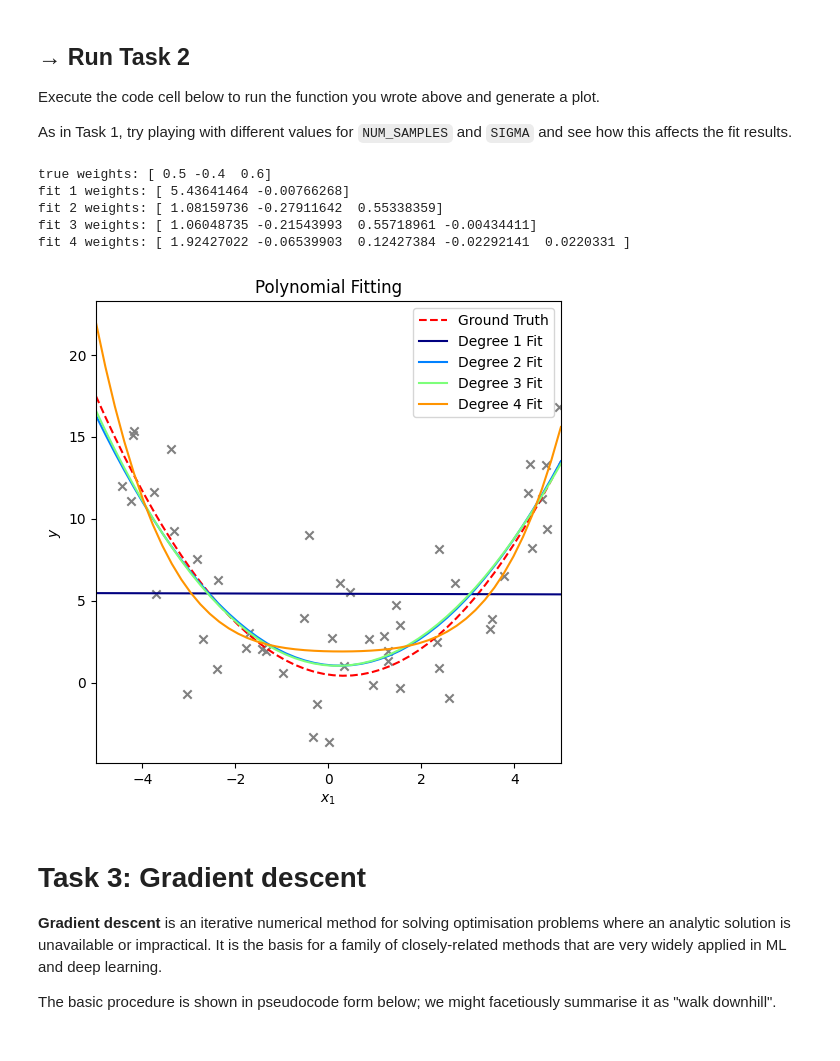
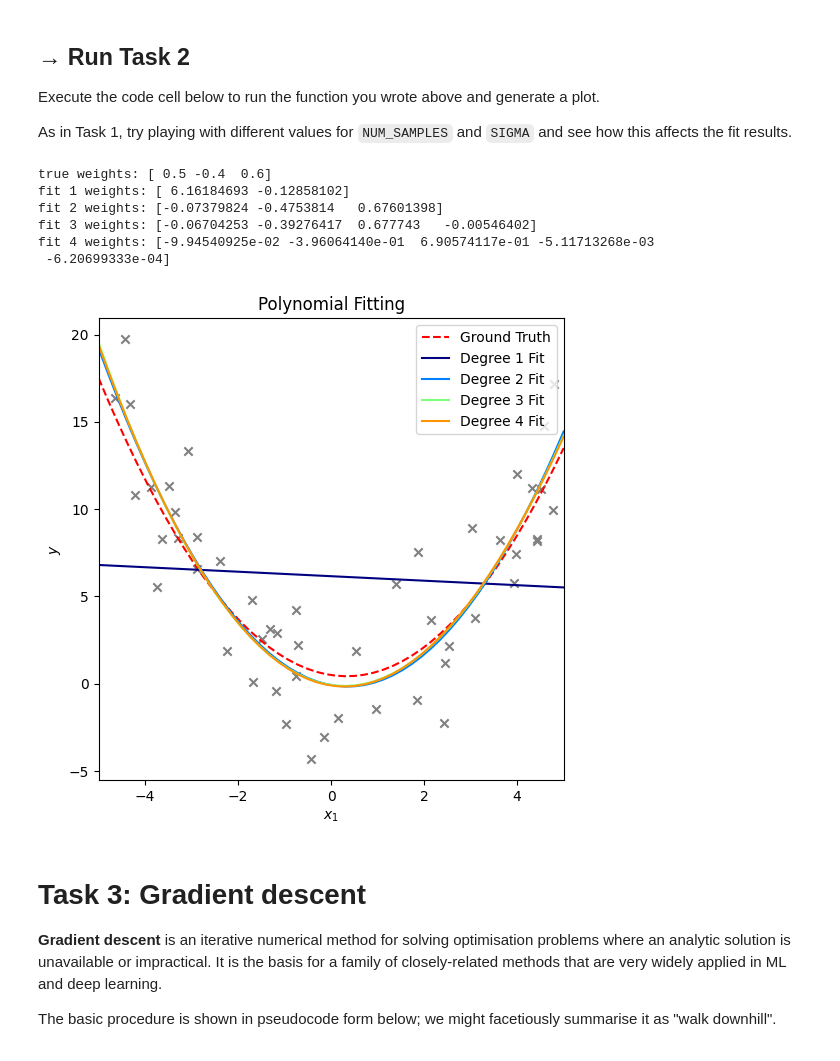
Before and after one commit to BenWilliams2109/introduction-to-machine-learning, a Jupyter notebook: comp88_lab2.ipynb, the cells around one changed output. Drawn from its saved outputs; the diff is of its cells as text; code cells hidden in the pictures.

```diff
--- a/comp88_lab2.ipynb
+++ b/comp88_lab2.ipynb
@@ -307,10 +308,9 @@ def generate_noisy_poly_1d ( num_samples, weights, sigma, limits, rng ):
     random_samples = utils.make_random(num_samples, limits, rng, 1)
 
     poly = monomial_projection_1d(random_samples, len(weights)-1)
-
     poly_with_weights = np.multiply(poly, np.tile(weights, (num_samples, 1)))
 
-    y = np.sum(poly, 1)
+    y = np.sum(poly_with_weights, 1)
 
     y += rng.normal(scale=sigma, size=y.shape)
 
@@ -437,101 +437,41 @@ def plot_poly_fit_1d ( axes, X, y, weights, limits, degrees, l2=0 ):
             print('Polynomial fitting not implemented')
             break
 
         print(f'fit {deg} weights: {w}')
         fit_x, fit_y = utils.grid_sample(lambda x: utils.affine(monomial_projection_1d(x, len(w)-1), w),
-                                         1,
+                                         1, rng=shared_rng,
                                          num_divisions=50, limits=limits)
         axes.plot(fit_x, fit_y, linestyle='solid', color=cmap(n/len(degrees)), label=f'Degree {deg} Fit')
         n += 1
 
     axes.set_xlim(limits[0], limits[1])
     axes.set_xlabel('$x_1$')
     axes.set_ylabel('$y$')
 
     axes.legend(loc='upper right')
 
     axes.set_title('Polynomial Fitting')
 
 NUM_SAMPLES = 50
 SIGMA = 3
 
 fig = plt.figure(figsize=(6, 6))
 ax = fig.subplots()
 
-#X, y = generate_noisy_poly_1d ( NUM_SAMPLES, WEIGHTS, SIGMA, LIMITS, shared_rng )
-
-X = np.array([[-3.03696268],
- [-1.70176035],
- [-0.41817781],
- [-1.4195589 ],
- [ 3.48446845],
- [ 0.45513945],
- [-4.2357112 ],
- [-2.36986471],
- [ 0.0719654 ],
- [ 2.5896833 ],
- [ 1.28729569],
- [ 4.96155514],
- [-1.77502339],
- [ 1.19913848],
- [ 4.59230393],
- [-0.52409957],
- [-3.38932476],
- [-2.7022185 ],
- [-0.97184035],
- [-3.75278348],
- [-0.24848278],
- [ 4.700183  ],
- [ 3.78219058],
- [ 0.96226376],
- [ 4.36981421],
- [ 1.28573524],
- [-4.19310034],
- [ 1.54502604],
- [ 0.88373873],
- [ 1.45568611],
- [-2.40583361],
- [ 2.32741334],
- [ 0.33685393],
- [ 4.67021087],
- [-3.7155516 ],
- [ 0.25487146],
- [ 3.52862679],
- [-3.32829036],
- [ 2.71940383],
- [ 4.34563794],
- [ 2.37947728],
- [ 1.53268819],
- [-2.83653319],
- [ 4.28343185],
- [-4.17660531],
- [-1.34261932],
- [-4.44258263],
- [-0.32798941],
- [ 2.3684978 ],
- [ 0.01884922]])
-
-y = np.array([-0.67060768,  3.0717198,   9.01550301, 2.08450986,  3.30044705,  5.53953945,
- 11.08795766,  6.28014385,  2.75133232, -0.95101425, 1.34294506, 16.85148448,
-  2.10011587,  2.83037817, 11.2361356, 3.94959018, 14.29291842, 2.65299305,
-  0.58425397, 11.62584798, -1.26909914, 9.38482078, 6.52080403, -0.14846388,
-  8.23540817,  1.95818944, 15.14592691, 3.55007264, 2.65317062, 4.76665669,
-  0.83467093,  2.46931578,  1.00040149, 13.29575142, 5.42108471, 6.07919329,
-  3.88744418,  9.2700214, 6.06125172, 13.35299825, 0.88607908, -0.32902522,
-  7.57576499, 11.55767765, 15.37366081, 1.95114487, 12.03740854, -3.30834083,
-  8.15778422, -3.62744186])
+X, y = generate_noisy_poly_1d ( NUM_SAMPLES, WEIGHTS, SIGMA, LIMITS, shared_rng )
 if X is None:
     print('poly generation not implemented')
     utils.plot_unimplemented(ax, title='Polynomial Fitting')
 else:
     plot_poly_fit_1d ( ax, X, y, WEIGHTS, LIMITS, [1, 2, 3, 4], 0 )
 # %% [output]
 true weights: [ 0.5 -0.4  0.6]
-fit 1 weights: [ 5.43641464 -0.00766268]
-fit 2 weights: [ 1.08159736 -0.27911642  0.55338359]
-fit 3 weights: [ 1.06048735 -0.21543993  0.55718961 -0.00434411]
-fit 4 weights: [ 1.92427022 -0.06539903  0.12427384 -0.02292141  0.0220331 ]
+fit 1 weights: [ 6.16184693 -0.12858102]
+fit 2 weights: [-0.07379824 -0.4753814   0.67601398]
+fit 3 weights: [-0.06704253 -0.39276417  0.677743   -0.00546402]
+fit 4 weights: [-9.94540925e-02 -3.96064140e-01  6.90574117e-01 -5.11713268e-03
+ -6.20699333e-04]
-[figure, old version]
+[figure, new version]
 # %% [markdown]
 # Task 3: Gradient descent
 
```
Also changed, not shown: parts of 10 cells of this notebook.
